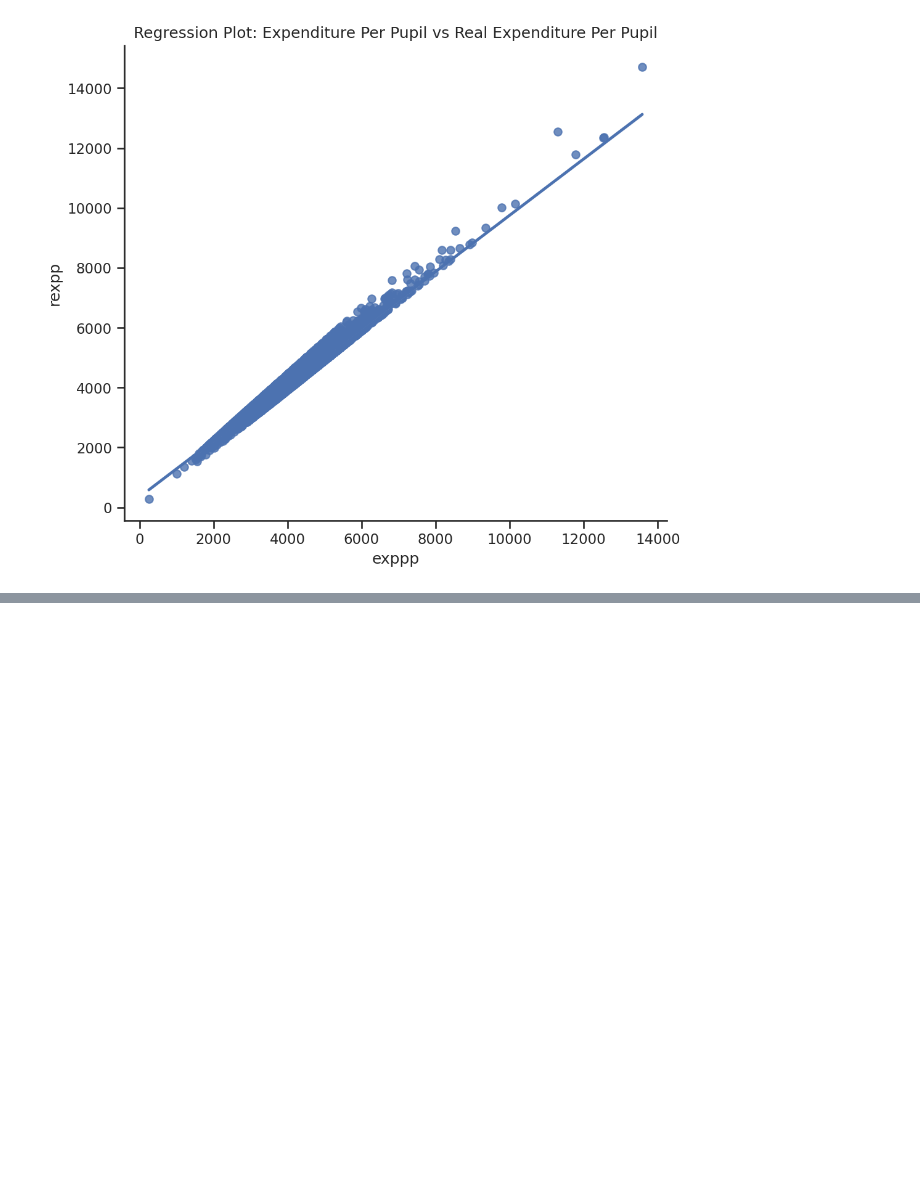
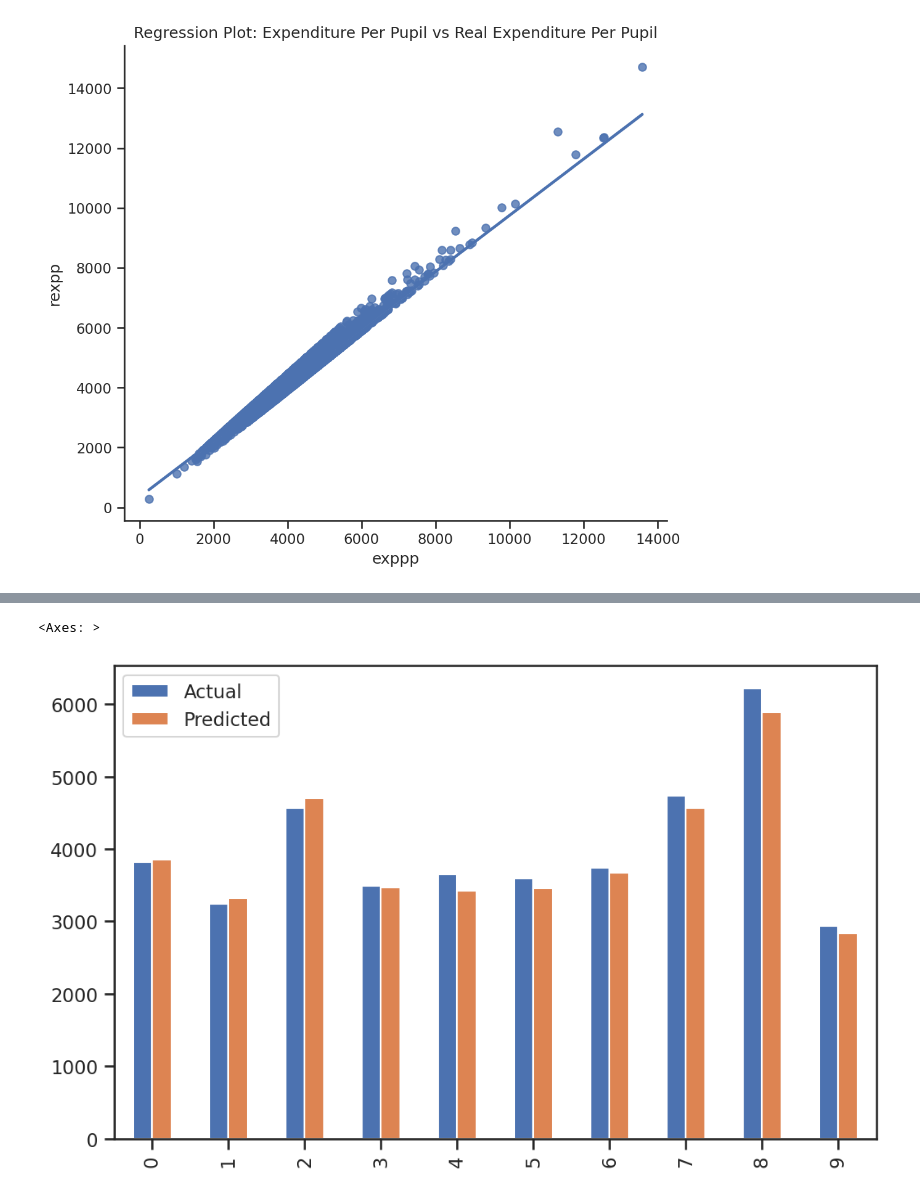
Before and after one commit to Puneeth-23BCE0191/23BCE0191.ipynb, a Jupyter notebook: 23BCE0191.ipynb, the cells around one changed output, grey strips where cells are left out. Saved outputs shown, nothing was run; the diff lists cells and outputs as text; code cells hidden in the pictures; blank space fills up the shorter version.

```diff
--- a/23BCE0191.ipynb
+++ b/23BCE0191.ipynb
@@ -984,0 +987,8 @@ plt.show()
+# %%
+from sklearn.model_selection import train_test_split # Import train_test_split
+X = df[['exppp']]
+y = df[['rexpp']]
+
+X['exppp'] = df['exppp'].fillna(df['exppp'].median())  # Median imputation for 'exppp'
+y['rexpp'] = df['rexpp'].fillna(df['rexpp'].median())  # Median imputation for 'rexpp'
+X_train, X_test, y_train, y_test = train_test_split(X, y, test_size=0.3, random_state=10)
@@ -984,0 +1008,4 @@ plt.show()
+# %%
+from sklearn.linear_model import LinearRegression
+regressor = LinearRegression()
+regressor.fit(X_train, y_train)
@@ -984,0 +1021,8 @@ plt.show()
+# %%
+#Before that, let's predict the y values with our model and evaluate it more. And a target variables DataFrame is also built:
+# predict the y values
+y_pred=regressor.predict(X_test)
+# a data frame with actual and predicted values of y
+evaluate = pd.DataFrame({'Actual': y_test.values.flatten(),
+'Predicted': y_pred.flatten()})
+evaluate.head(10)
@@ -984,0 +1059,6 @@ plt.show()
+# %%
+#The preceding screenshot shows the difference between the actual values and the predicted values. We can see them if we plot them:
+evaluate.head(10).plot(kind = 'bar')
+# %% [output]
+<Axes: >
+[figure, added]
```
Also changed, not shown: parts of 7 cells of this notebook.
